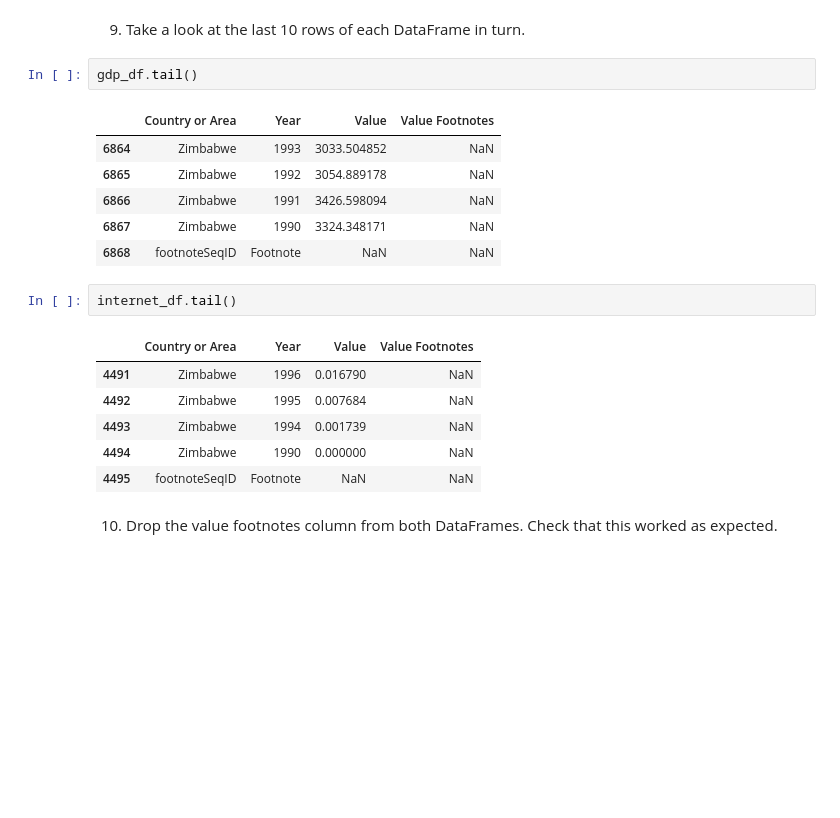
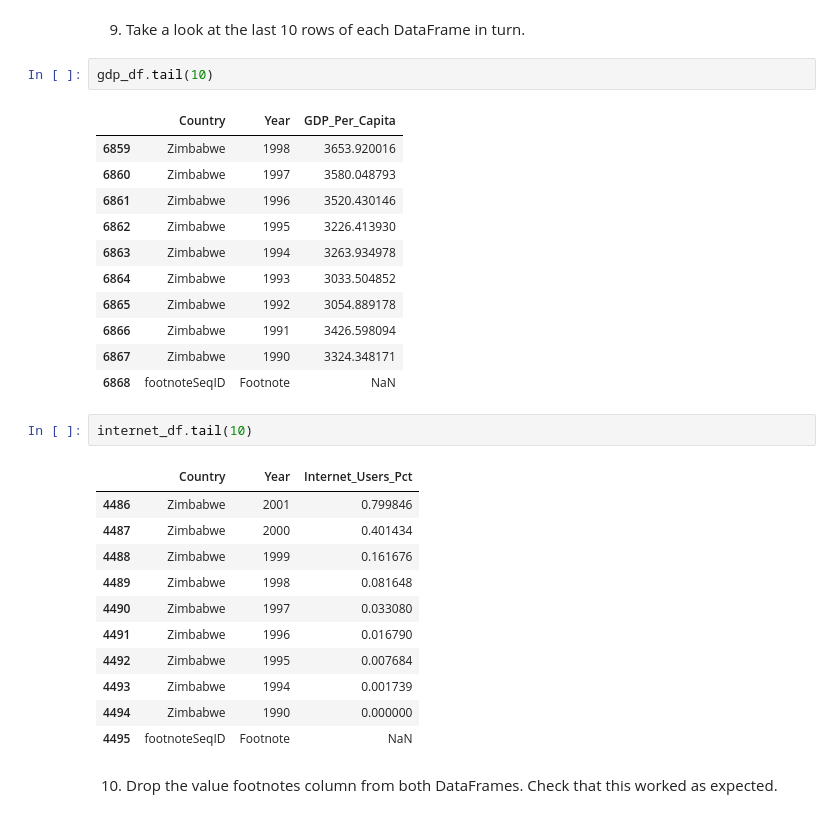
Before and after one commit to NSS-Data-Analytics-Cohort-6/gdp-and-internet-usage-mrmoya413, a Jupyter notebook: Notebooks/GDP_InternetUN.ipynb, the cells around one changed output. Cells and saved outputs as stored; diff of their text form; blank space fills up the shorter version.

```diff
--- a/Notebooks/GDP_InternetUN.ipynb
+++ b/Notebooks/GDP_InternetUN.ipynb
@@ -101,23 +101,33 @@ Object = strings
 # %% [markdown]
 9. Take a look at the last 10 rows of each DataFrame in turn.
 # %%
-gdp_df.tail()
+gdp_df.tail(10)
 # %% [output]
-|  | Country or Area | Year | Value | Value Footnotes |
-| 6864 | Zimbabwe | 1993 | 3033.504852 | NaN |
-| 6865 | Zimbabwe | 1992 | 3054.889178 | NaN |
-| 6866 | Zimbabwe | 1991 | 3426.598094 | NaN |
-| 6867 | Zimbabwe | 1990 | 3324.348171 | NaN |
-| 6868 | footnoteSeqID | Footnote | NaN | NaN |
+|  | Country | Year | GDP_Per_Capita |
+| 6859 | Zimbabwe | 1998 | 3653.920016 |
+| 6860 | Zimbabwe | 1997 | 3580.048793 |
+| 6861 | Zimbabwe | 1996 | 3520.430146 |
+| 6862 | Zimbabwe | 1995 | 3226.413930 |
+| 6863 | Zimbabwe | 1994 | 3263.934978 |
+| 6864 | Zimbabwe | 1993 | 3033.504852 |
+| 6865 | Zimbabwe | 1992 | 3054.889178 |
+| 6866 | Zimbabwe | 1991 | 3426.598094 |
+| 6867 | Zimbabwe | 1990 | 3324.348171 |
+| 6868 | footnoteSeqID | Footnote | NaN |
 # %%
-internet_df.tail()
+internet_df.tail(10)
 # %% [output]
-|  | Country or Area | Year | Value | Value Footnotes |
-| 4491 | Zimbabwe | 1996 | 0.016790 | NaN |
-| 4492 | Zimbabwe | 1995 | 0.007684 | NaN |
-| 4493 | Zimbabwe | 1994 | 0.001739 | NaN |
-| 4494 | Zimbabwe | 1990 | 0.000000 | NaN |
-| 4495 | footnoteSeqID | Footnote | NaN | NaN |
+|  | Country | Year | Internet_Users_Pct |
+| 4486 | Zimbabwe | 2001 | 0.799846 |
+| 4487 | Zimbabwe | 2000 | 0.401434 |
+| 4488 | Zimbabwe | 1999 | 0.161676 |
+| 4489 | Zimbabwe | 1998 | 0.081648 |
+| 4490 | Zimbabwe | 1997 | 0.033080 |
+| 4491 | Zimbabwe | 1996 | 0.016790 |
+| 4492 | Zimbabwe | 1995 | 0.007684 |
+| 4493 | Zimbabwe | 1994 | 0.001739 |
+| 4494 | Zimbabwe | 1990 | 0.000000 |
+| 4495 | footnoteSeqID | Footnote | NaN |
 # %% [markdown]
 10. Drop the value footnotes column from both DataFrames. Check that this worked as expected.
 # %%
```
Also changed, not shown: parts of 11 cells of this notebook.
